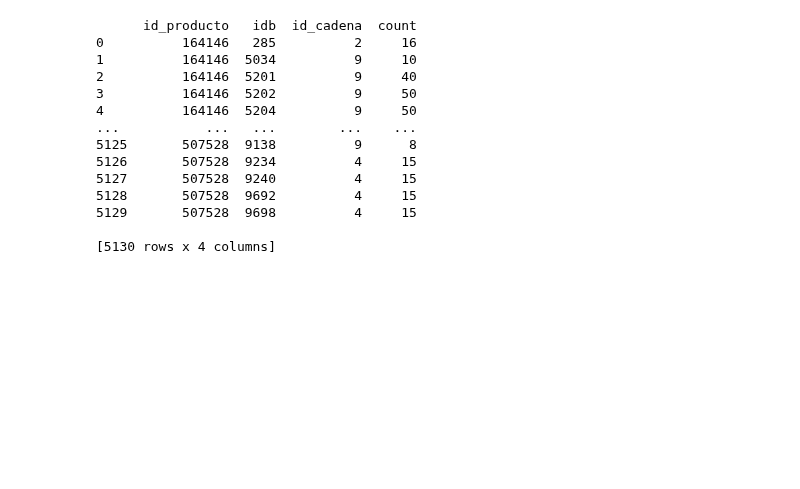
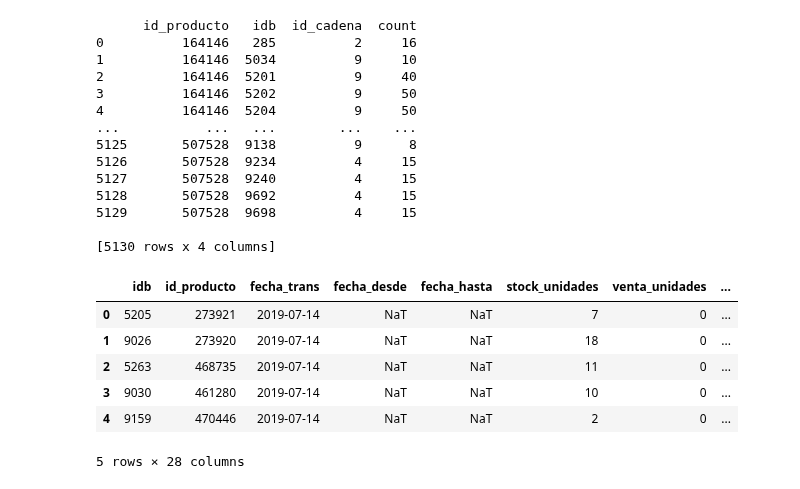
Before and after one commit to ErikaMelt/deodorants-project, a Jupyter notebook: data_cleaning/data_cleaning_deodorants_merged.ipynb, the cells around one changed output. Saved outputs shown, nothing was run; the diff lists cells and outputs as text; code cells hidden in the pictures; blank space fills up the shorter version.

```diff
--- a/data_cleaning/data_cleaning_deodorants_merged.ipynb
+++ b/data_cleaning/data_cleaning_deodorants_merged.ipynb
@@ -86,0 +88,10 @@ print(grouped_df)
+# %%
+deodorants_df.head()
+# %% [output]
+|  | idb | id_producto | fecha_trans | fecha_desde | fecha_hasta | stock_unidades | venta_unidades | ... |
+| 0 | 5205 | 273921 | 2019-07-14 | NaT | NaT | 7 | 0 | ... |
+| 1 | 9026 | 273920 | 2019-07-14 | NaT | NaT | 18 | 0 | ... |
+| 2 | 5263 | 468735 | 2019-07-14 | NaT | NaT | 11 | 0 | ... |
+| 3 | 9030 | 461280 | 2019-07-14 | NaT | NaT | 10 | 0 | ... |
+| 4 | 9159 | 470446 | 2019-07-14 | NaT | NaT | 2 | 0 | ... |
+5 rows × 28 columns
```
Also changed, not shown: parts of 23 cells of this notebook, 3 other files.
